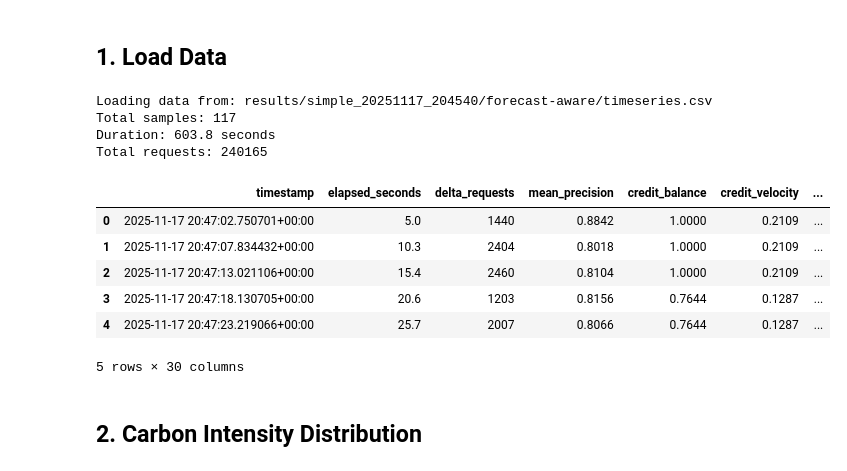
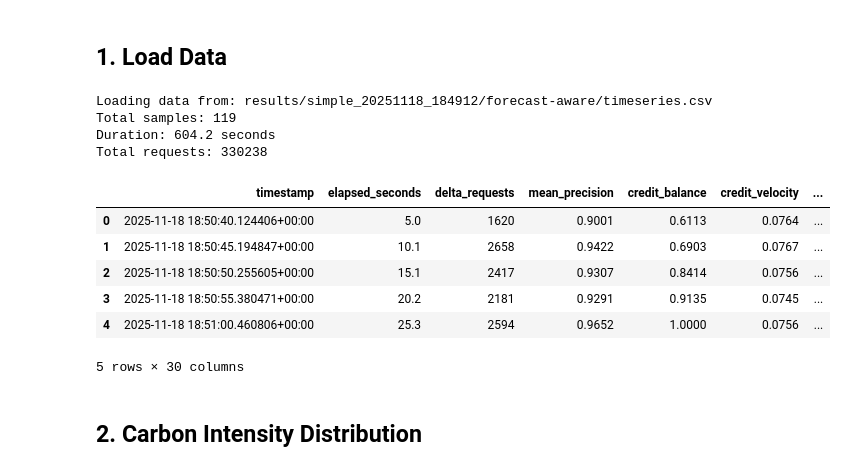
Before and after one commit to belgio99/k8s-carbonrouter, a Jupyter notebook: experiments/forecast_aware_analysis.ipynb, the cells around one changed output. Cells and saved outputs as stored; diff of their text form; code cells hidden in the pictures.

```diff
--- a/experiments/forecast_aware_analysis.ipynb
+++ b/experiments/forecast_aware_analysis.ipynb
@@ -19,41 +19,41 @@ plt.rcParams['figure.figsize'] = (14, 6)
 ## 1. Load Data
 # %%
 # Find the most recent forecast-aware results
-result_dirs = glob.glob('results/simple_20251117_204540/forecast-aware')
+result_dirs = glob.glob('results/simple_20251118_184912/forecast-aware')
 if not result_dirs:
     raise FileNotFoundError("No forecast-aware results found. Run the benchmark first.")
 
 latest_dir = max(result_dirs, key=os.path.getmtime)
 csv_path = os.path.join(latest_dir, 'timeseries.csv')
 print(f"Loading data from: {csv_path}")
 
 # Load timeseries data
 df = pd.read_csv(csv_path)
 
 # Calculate percentages
 df['total_requests'] = df['requests_precision_30'] + df['requests_precision_50'] + df['requests_precision_100']
 df['p30_pct'] = (df['requests_precision_30'] / df['total_requests']) * 100
 df['p50_pct'] = (df['requests_precision_50'] / df['total_requests']) * 100
 df['p100_pct'] = (df['requests_precision_100'] / df['total_requests']) * 100
 
 # Convert timestamp to datetime
 df['timestamp'] = pd.to_datetime(df['timestamp'])
 
 print(f"Total samples: {len(df)}")
 print(f"Duration: {df['elapsed_seconds'].max():.1f} seconds")
 print(f"Total requests: {df['total_requests'].sum():.0f}")
 df.head()
 # %% [output]
-Loading data from: results/simple_20251117_204540/forecast-aware/timeseries.csv
-Total samples: 117
-Duration: 603.8 seconds
-Total requests: 240165
+Loading data from: results/simple_20251118_184912/forecast-aware/timeseries.csv
+Total samples: 119
+Duration: 604.2 seconds
+Total requests: 330238
 |  | timestamp | elapsed_seconds | delta_requests | mean_precision | credit_balance | credit_velocity | ... |
-| 0 | 2025-11-17 20:47:02.750701+00:00 | 5.0 | 1440 | 0.8842 | 1.0000 | 0.2109 | ... |
-| 1 | 2025-11-17 20:47:07.834432+00:00 | 10.3 | 2404 | 0.8018 | 1.0000 | 0.2109 | ... |
-| 2 | 2025-11-17 20:47:13.021106+00:00 | 15.4 | 2460 | 0.8104 | 1.0000 | 0.2109 | ... |
-| 3 | 2025-11-17 20:47:18.130705+00:00 | 20.6 | 1203 | 0.8156 | 0.7644 | 0.1287 | ... |
-| 4 | 2025-11-17 20:47:23.219066+00:00 | 25.7 | 2007 | 0.8066 | 0.7644 | 0.1287 | ... |
+| 0 | 2025-11-18 18:50:40.124406+00:00 | 5.0 | 1620 | 0.9001 | 0.6113 | 0.0764 | ... |
+| 1 | 2025-11-18 18:50:45.194847+00:00 | 10.1 | 2658 | 0.9422 | 0.6903 | 0.0767 | ... |
+| 2 | 2025-11-18 18:50:50.255605+00:00 | 15.1 | 2417 | 0.9307 | 0.8414 | 0.0756 | ... |
+| 3 | 2025-11-18 18:50:55.380471+00:00 | 20.2 | 2181 | 0.9291 | 0.9135 | 0.0745 | ... |
+| 4 | 2025-11-18 18:51:00.460806+00:00 | 25.3 | 2594 | 0.9652 | 1.0000 | 0.0756 | ... |
 5 rows × 30 columns
 # %% [markdown]
 ## 2. Carbon Intensity Distribution
```
Also changed, not shown: parts of 8 cells of this notebook, 3 other files.
